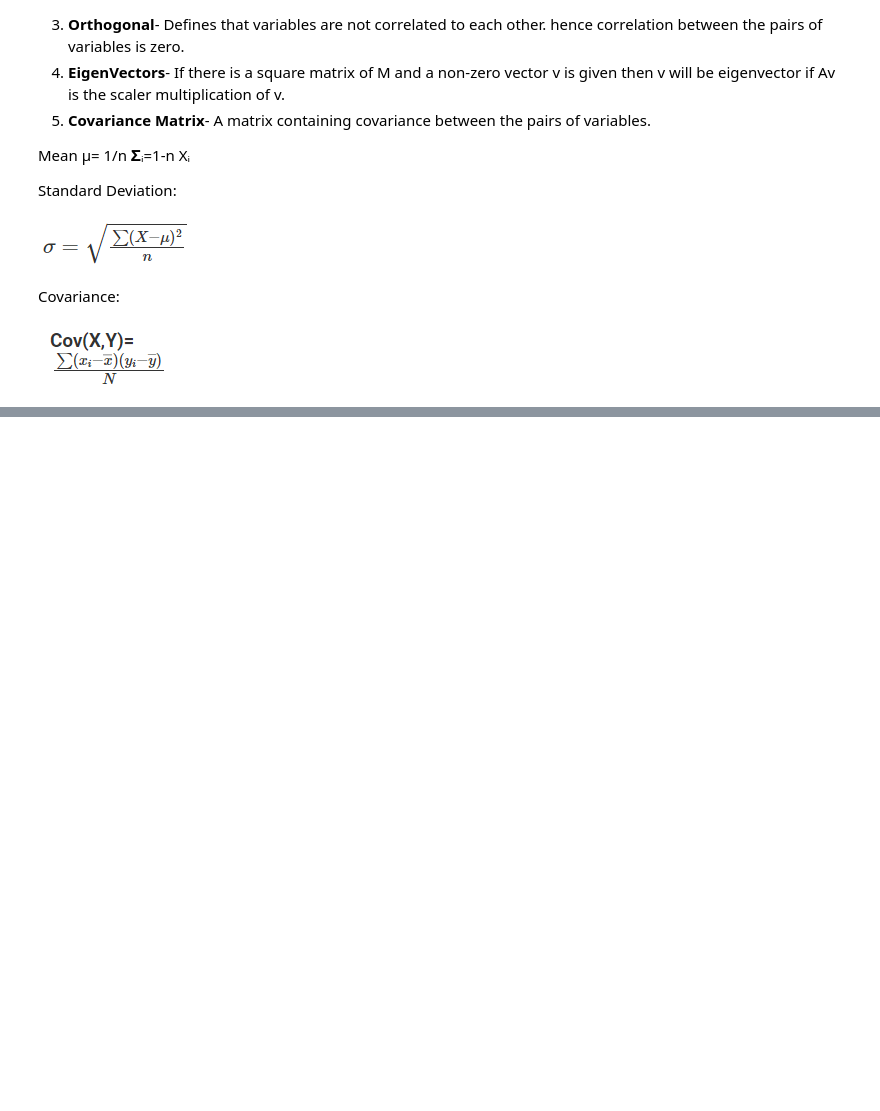
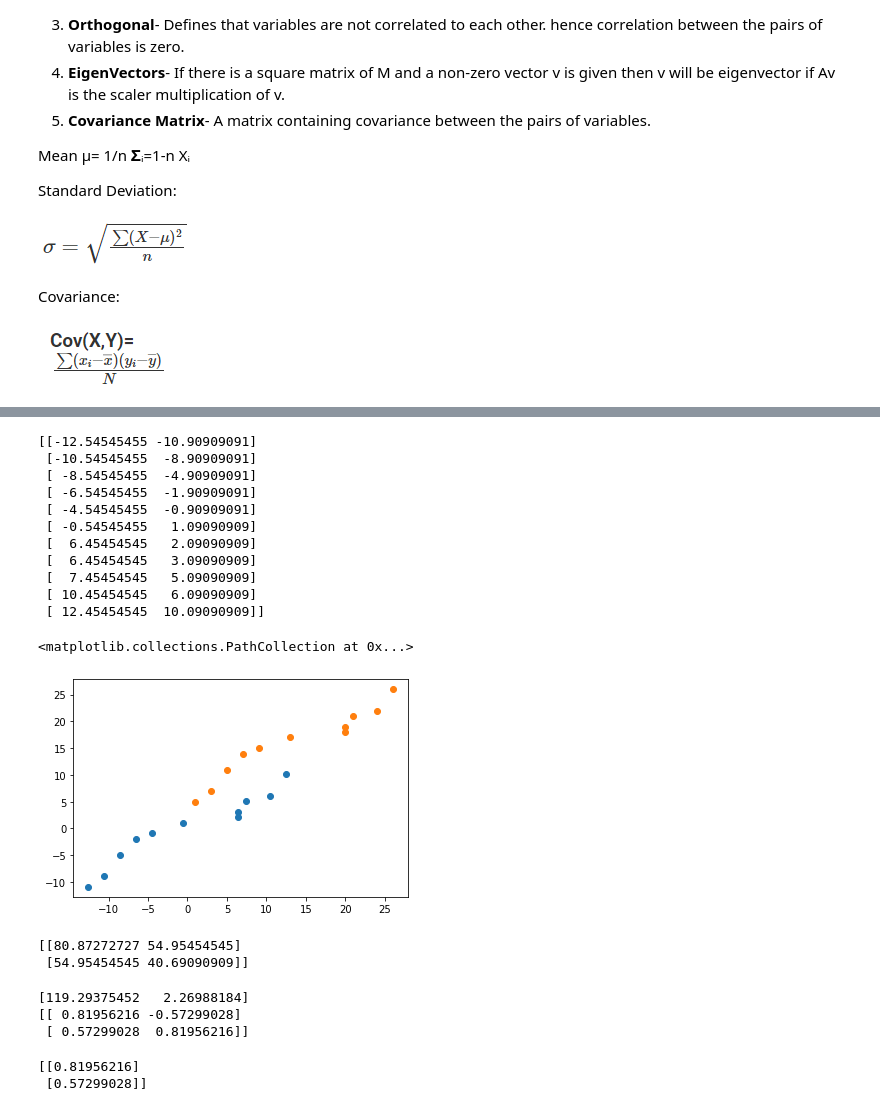
Before and after one commit to sgpatel/MachineLearning, a Jupyter notebook: MathematicsForML_TF_GPU.ipynb, the cells around one changed output, grey strips where cells are left out. Saved outputs shown, nothing was run; the diff lists cells and outputs as text; code cells hidden in the pictures; blank space fills up the shorter version.

```diff
--- a/MathematicsForML_TF_GPU.ipynb
+++ b/MathematicsForML_TF_GPU.ipynb
@@ -193,0 +220,34 @@ Covariance:
+# %%
+X_meaned = X-np.mean(X,axis=0)
+print(X_meaned)
+plt.figure
+plt.scatter(X_meaned[:,0],X_meaned[:,1])
+plt.scatter(X[:,0],X[:,1])
+# %% [output]
+[[-12.54545455 -10.90909091]
+ [-10.54545455  -8.90909091]
+ [ -8.54545455  -4.90909091]
+ [ -6.54545455  -1.90909091]
+ [ -4.54545455  -0.90909091]
+ [ -0.54545455   1.09090909]
+ [  6.45454545   2.09090909]
+ [  6.45454545   3.09090909]
+ [  7.45454545   5.09090909]
+ [ 10.45454545   6.09090909]
+ [ 12.45454545  10.09090909]]
+<matplotlib.collections.PathCollection at 0x...>
+[figure, added]
+# %%
+C=np.cov(X_meaned,rowvar=False)
+print(C)
+# %% [output]
+[[80.87272727 54.95454545]
+ [54.95454545 40.69090909]]
+# %%
+eval,evec=np.linalg.eig(C)
+print(eval)
+print(evec)
+# %% [output]
+[119.29375452   2.26988184]
+[[ 0.81956216 -0.57299028]
+ [ 0.57299028  0.81956216]]
@@ -193,0 +258,7 @@ Covariance:
+# %%
+n=1
+evec_subset=sorted_evec[:,0:n]
+print(evec_subset)
+# %% [output]
+[[0.81956216]
+ [0.57299028]]
```
Also changed, not shown: parts of 7 cells of this notebook.
